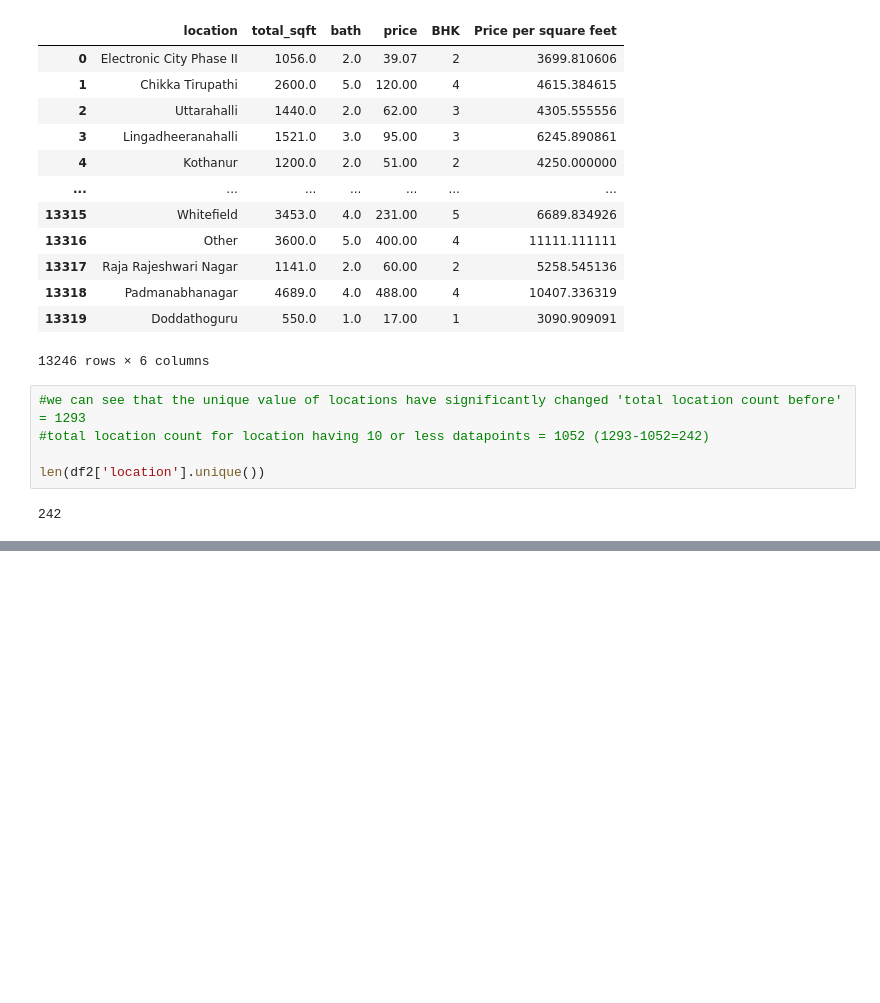
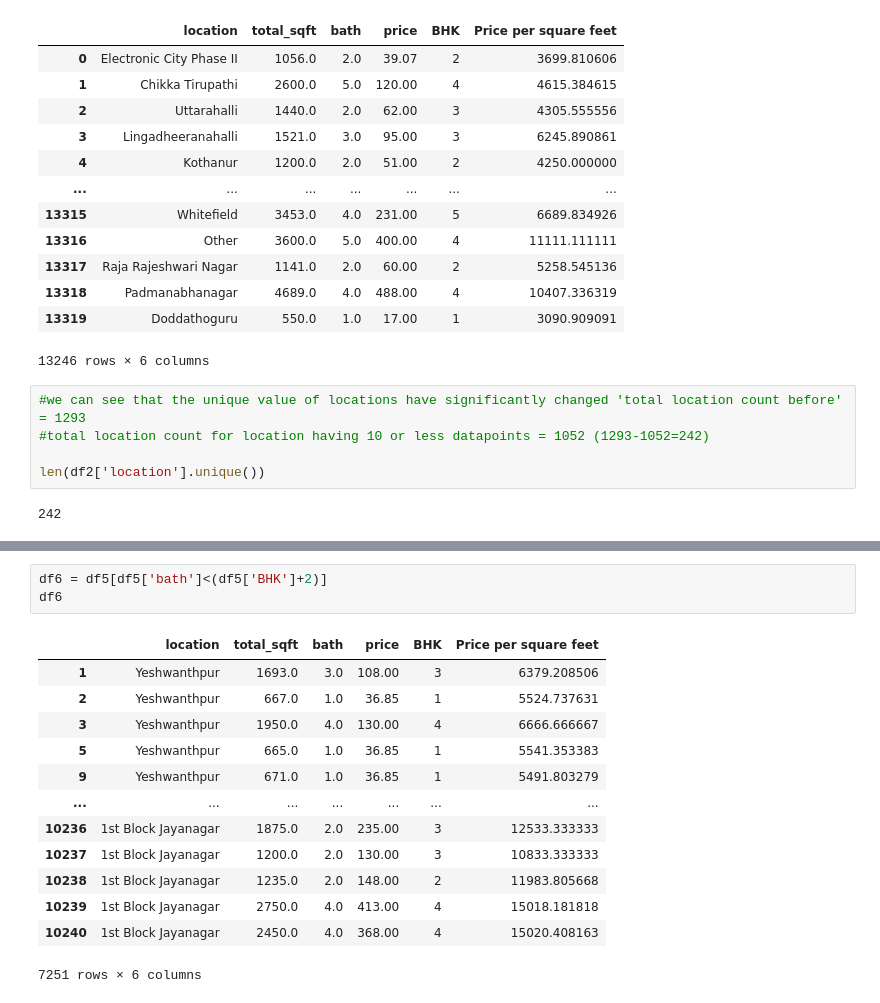
Before and after one commit to asheshh-lal/predict-price, a Jupyter notebook: Price-Prediction.ipynb, the cells around one changed output, grey strips where cells are left out. Cells and saved outputs as stored; diff of their text form; blank space fills up the shorter version.

```diff
--- a/Price-Prediction.ipynb
+++ b/Price-Prediction.ipynb
@@ -363,0 +500,17 @@ len(df2['location'].unique())
+# %%
+df6 = df5[df5['bath']<(df5['BHK']+2)]
+df6
+# %% [output]
+|  | location | total_sqft | bath | price | BHK | Price per square feet |
+| 1 | Yeshwanthpur | 1693.0 | 3.0 | 108.00 | 3 | 6379.208506 |
+| 2 | Yeshwanthpur | 667.0 | 1.0 | 36.85 | 1 | 5524.737631 |
+| 3 | Yeshwanthpur | 1950.0 | 4.0 | 130.00 | 4 | 6666.666667 |
+| 5 | Yeshwanthpur | 665.0 | 1.0 | 36.85 | 1 | 5541.353383 |
+| 9 | Yeshwanthpur | 671.0 | 1.0 | 36.85 | 1 | 5491.803279 |
+| ... | ... | ... | ... | ... | ... | ... |
+| 10236 | 1st Block Jayanagar | 1875.0 | 2.0 | 235.00 | 3 | 12533.333333 |
+| 10237 | 1st Block Jayanagar | 1200.0 | 2.0 | 130.00 | 3 | 10833.333333 |
+| 10238 | 1st Block Jayanagar | 1235.0 | 2.0 | 148.00 | 2 | 11983.805668 |
+| 10239 | 1st Block Jayanagar | 2750.0 | 4.0 | 413.00 | 4 | 15018.181818 |
+| 10240 | 1st Block Jayanagar | 2450.0 | 4.0 | 368.00 | 4 | 15020.408163 |
+7251 rows × 6 columns
```
Also changed, not shown: parts of 13 cells of this notebook.
